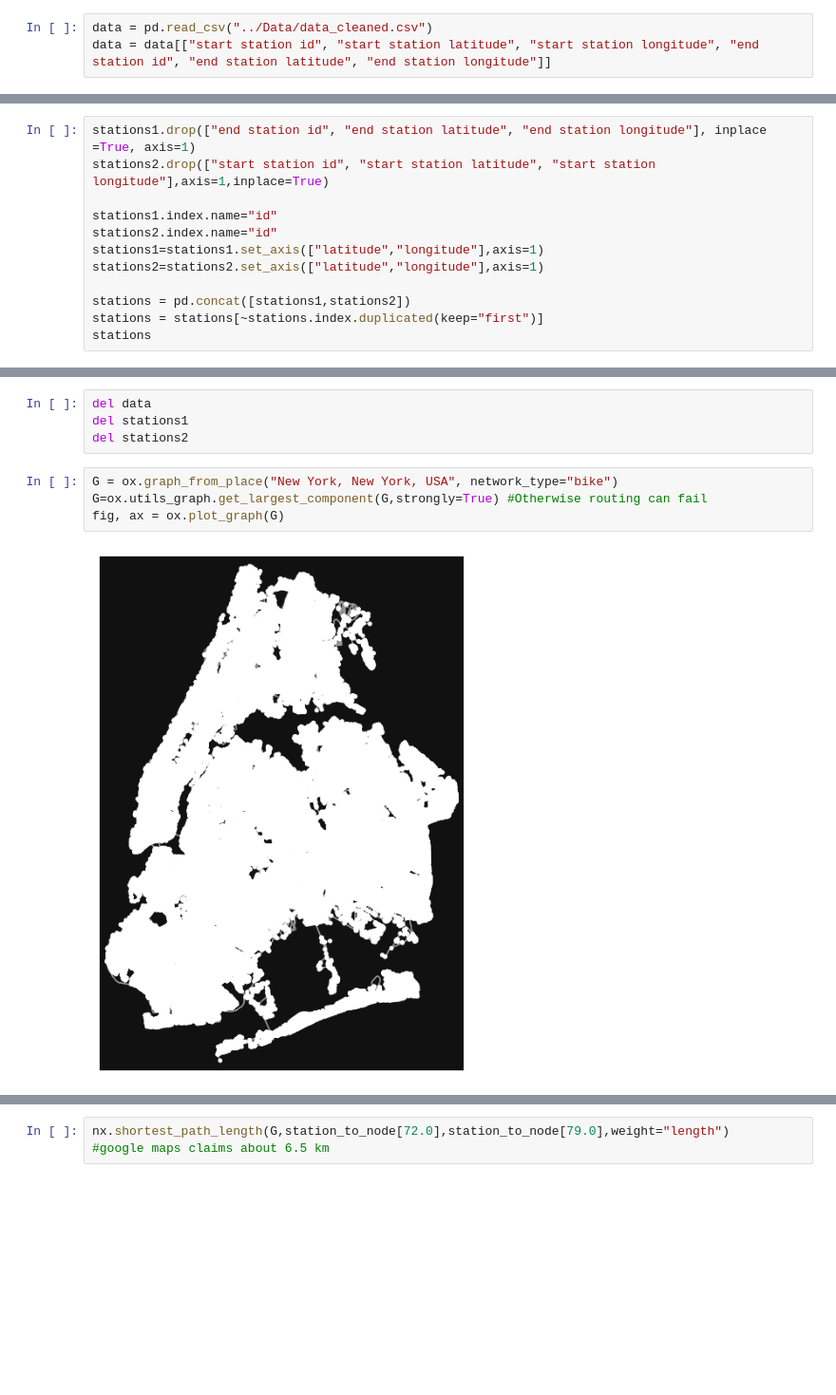
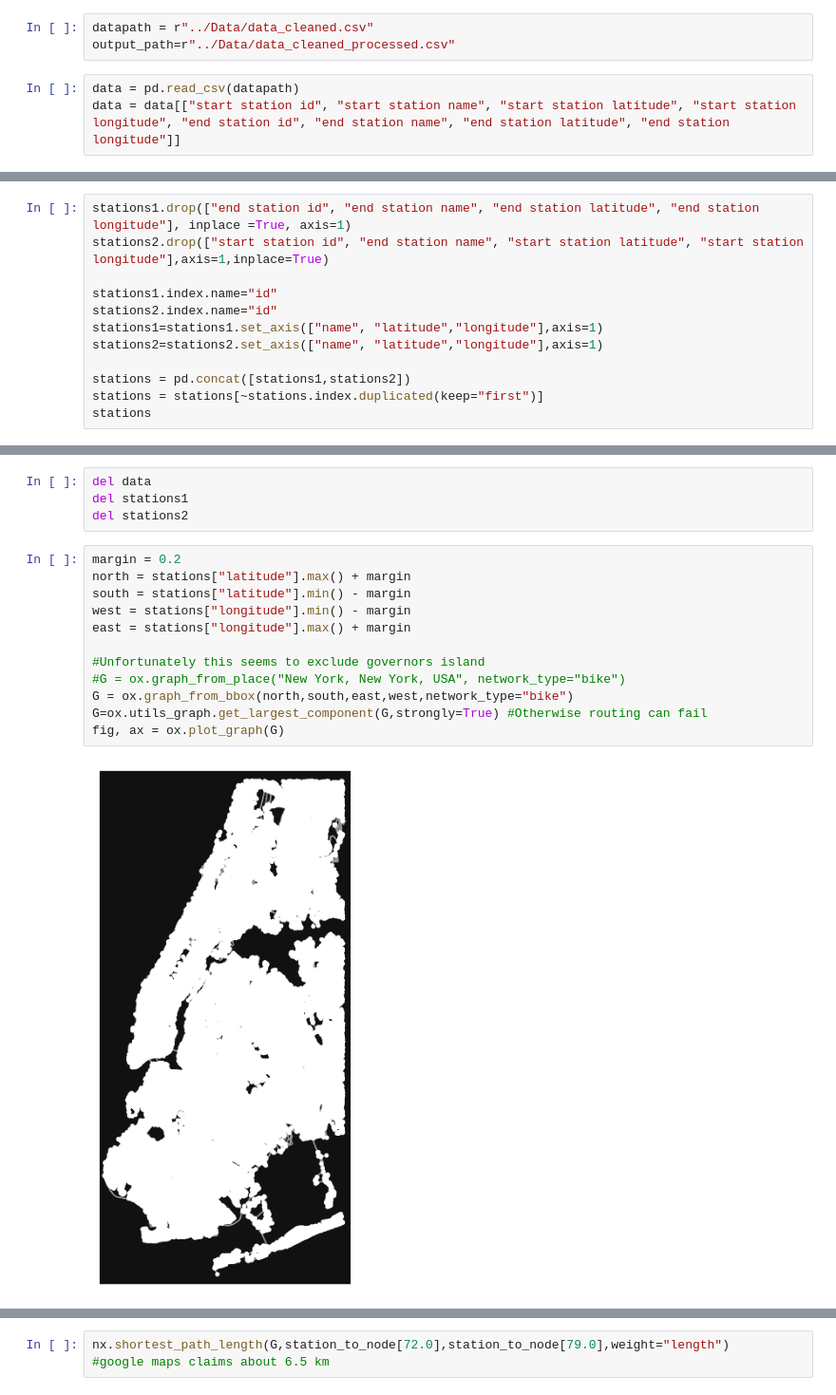
Before and after one commit to TWagner2/AXAChallenge, a Jupyter notebook: OSMnxTest/OSMnx.ipynb, the cells around one changed output, grey strips where cells are left out. Shown: that part at 95% size. Saved outputs shown, nothing was run; the diff lists cells and outputs as text; blank space fills up the shorter version.

```diff
--- a/OSMnxTest/OSMnx.ipynb
+++ b/OSMnxTest/OSMnx.ipynb
@@ -8,17 +11,20 @@ import os
+# %%
+datapath = r"../Data/data_cleaned.csv"
+output_path=r"../Data/data_cleaned_processed.csv"
 # %%
-data = pd.read_csv("../Data/data_cleaned.csv")
-data = data[["start station id", "start station latitude", "start station longitude", "end station id", "end station latitude", "end station longitude"]]
+data = pd.read_csv(datapath)
+data = data[["start station id", "start station name", "start station latitude", "start station longitude", "end station id", "end station name", "end station latitude", "end station longitude"]]
 # %%
 stations1 = data.groupby("start station id").first()
 stations2 = data.groupby("end station id").first()
 # %%
-stations1.drop(["end station id", "end station latitude", "end station longitude"], inplace =True, axis=1)
-stations2.drop(["start station id", "start station latitude", "start station longitude"],axis=1,inplace=True)
+stations1.drop(["end station id", "end station name", "end station latitude", "end station longitude"], inplace =True, axis=1)
+stations2.drop(["start station id", "end station name", "start station latitude", "start station longitude"],axis=1,inplace=True)
 
 stations1.index.name="id"
 stations2.index.name="id"
-stations1=stations1.set_axis(["latitude","longitude"],axis=1)
-stations2=stations2.set_axis(["latitude","longitude"],axis=1)
+stations1=stations1.set_axis(["name", "latitude","longitude"],axis=1)
+stations2=stations2.set_axis(["name", "latitude","longitude"],axis=1)
 
 stations = pd.concat([stations1,stations2])
 stations = stations[~stations.index.duplicated(keep="first")]
@@ -43,11 +49,19 @@ del data
 del stations1
 del stations2
 # %%
-G = ox.graph_from_place("New York, New York, USA", network_type="bike")
+margin = 0.2
+north = stations["latitude"].max() + margin
+south = stations["latitude"].min() - margin
+west = stations["longitude"].min() - margin
+east = stations["longitude"].max() + margin
+
+#Unfortunately this seems to exclude governors island
+#G = ox.graph_from_place("New York, New York, USA", network_type="bike")
+G = ox.graph_from_bbox(north,south,east,west,network_type="bike")
 G=ox.utils_graph.get_largest_component(G,strongly=True) #Otherwise routing can fail
 fig, ax = ox.plot_graph(G)
 # %% [output]
-[figure, old version]
+[figure, new version]
 # %%
 station_to_node = {}
 station_to_dist = {}
```
Also changed, not shown: parts of 6 cells of this notebook, 1 other file.
